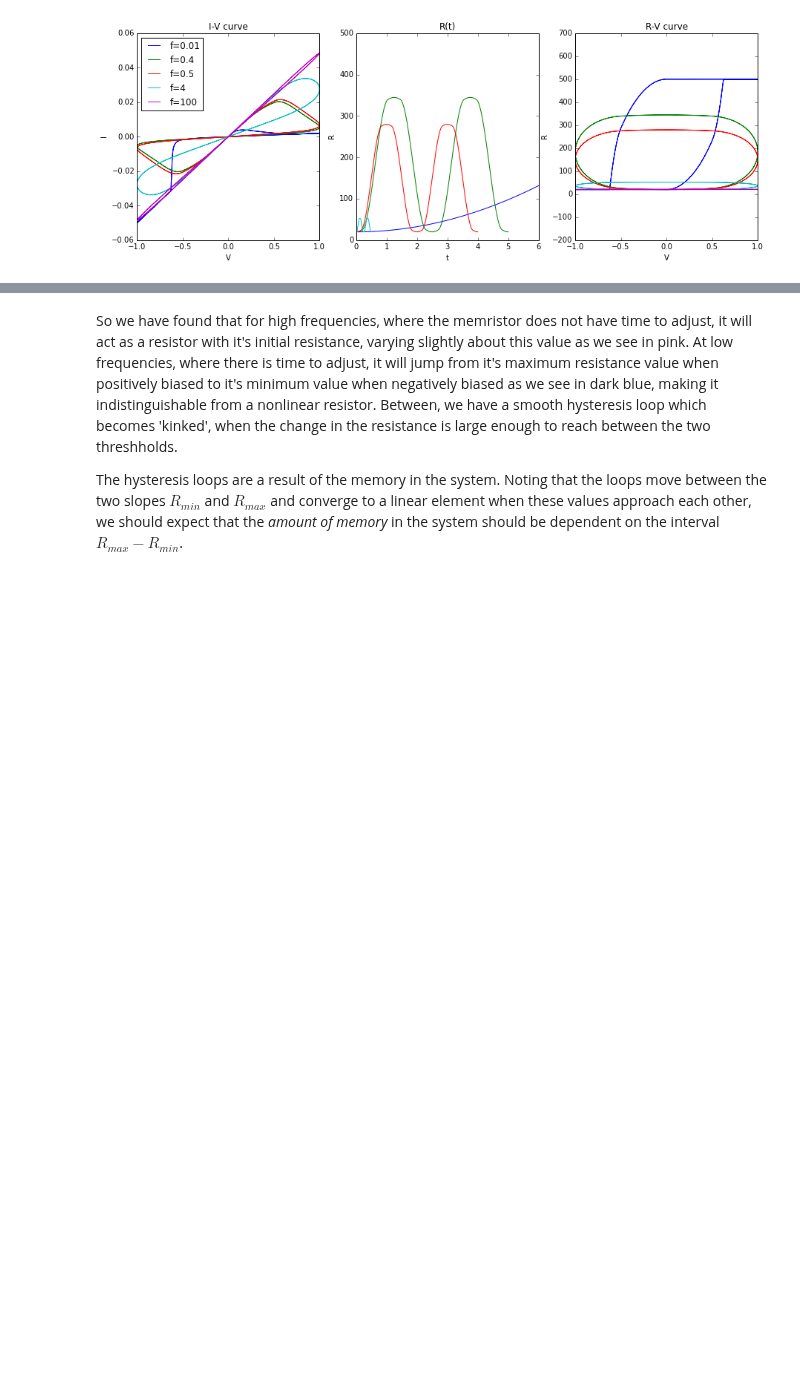
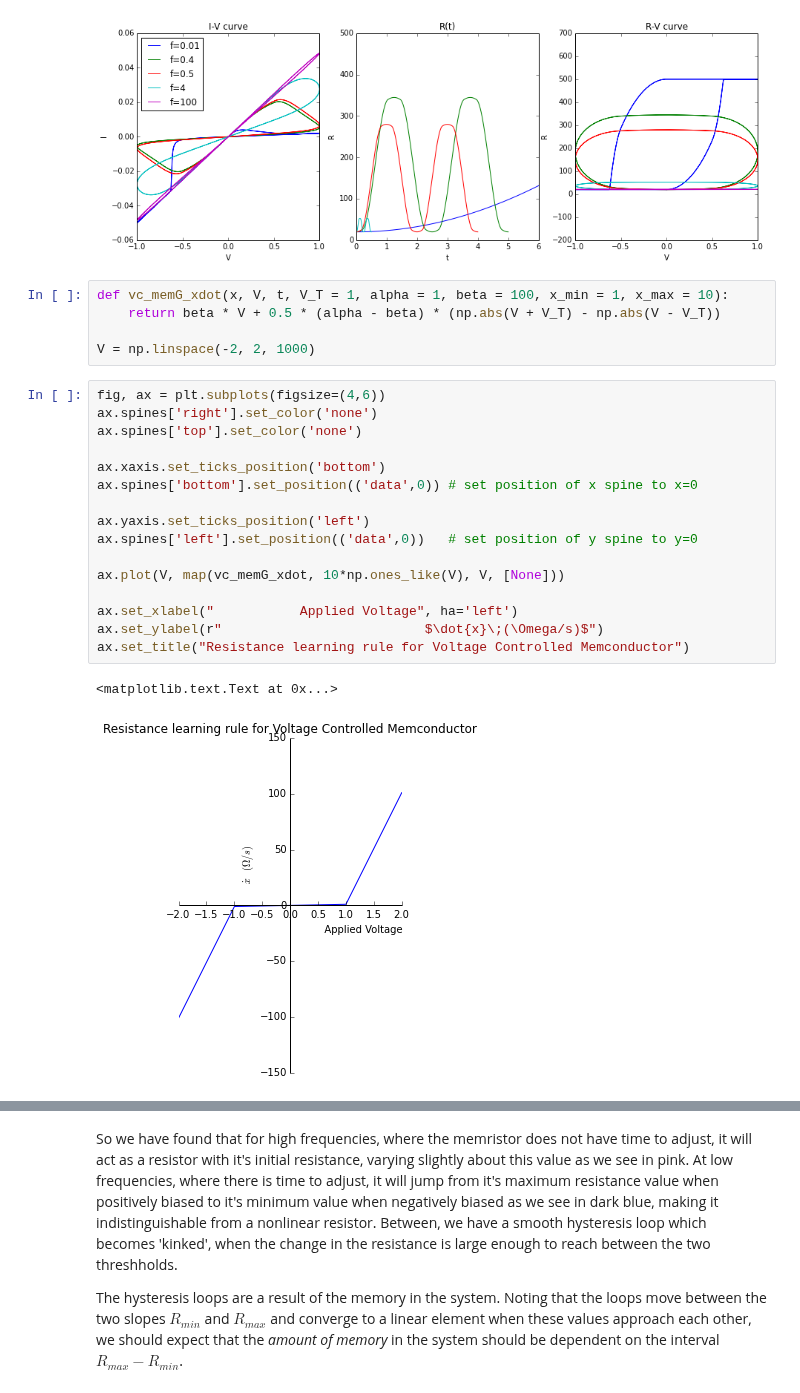
Before and after one commit to forrestsheldon/memNets, a Jupyter notebook: Memory_Devices.ipynb, the cells around one changed output, grey strips where cells are left out. Saved outputs shown, nothing was run; the diff lists cells and outputs as text; blank space fills up the shorter version.

```diff
--- a/Memory_Devices.ipynb
+++ b/Memory_Devices.ipynb
@@ -239,3 +239,27 @@ ax[2].set_ylim(-200, 700)
 # %% [output]
 (-200, 700)
 [figure]
+# %%
+def vc_memG_xdot(x, V, t, V_T = 1, alpha = 1, beta = 100, x_min = 1, x_max = 10):
+    return beta * V + 0.5 * (alpha - beta) * (np.abs(V + V_T) - np.abs(V - V_T))
+
+V = np.linspace(-2, 2, 1000)
+# %%
+fig, ax = plt.subplots(figsize=(4,6))
+ax.spines['right'].set_color('none')
+ax.spines['top'].set_color('none')
+
+ax.xaxis.set_ticks_position('bottom')
+ax.spines['bottom'].set_position(('data',0)) # set position of x spine to x=0
+
+ax.yaxis.set_ticks_position('left')
+ax.spines['left'].set_position(('data',0))   # set position of y spine to y=0
+
+ax.plot(V, map(vc_memG_xdot, 10*np.ones_like(V), V, [None]))
+
+ax.set_xlabel("           Applied Voltage", ha='left')
+ax.set_ylabel(r"                          $\dot{x}\;(\Omega/s)$")
+ax.set_title("Resistance learning rule for Voltage Controlled Memconductor")
+# %% [output]
+<matplotlib.text.Text at 0x...>
+[figure, added]
```
Also changed, not shown: parts of 1 cell of this notebook, 4 other files.
